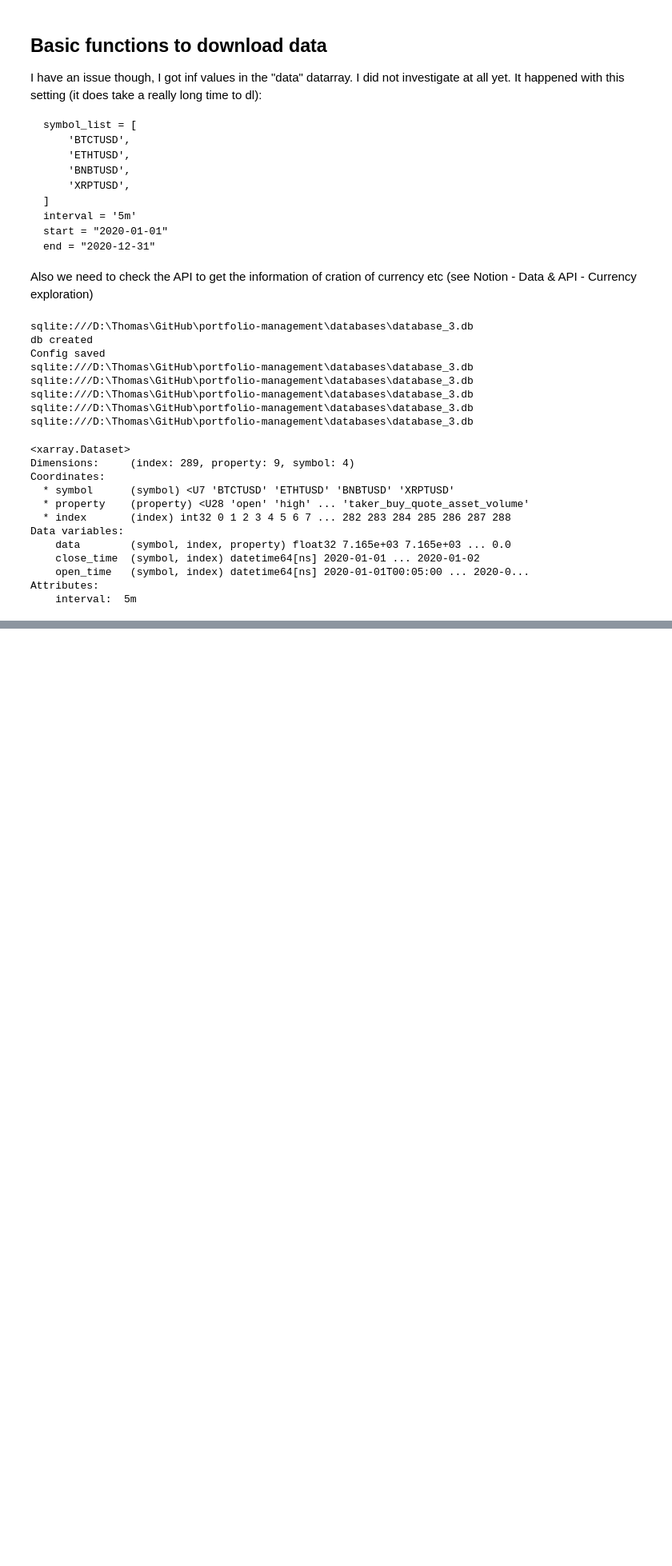
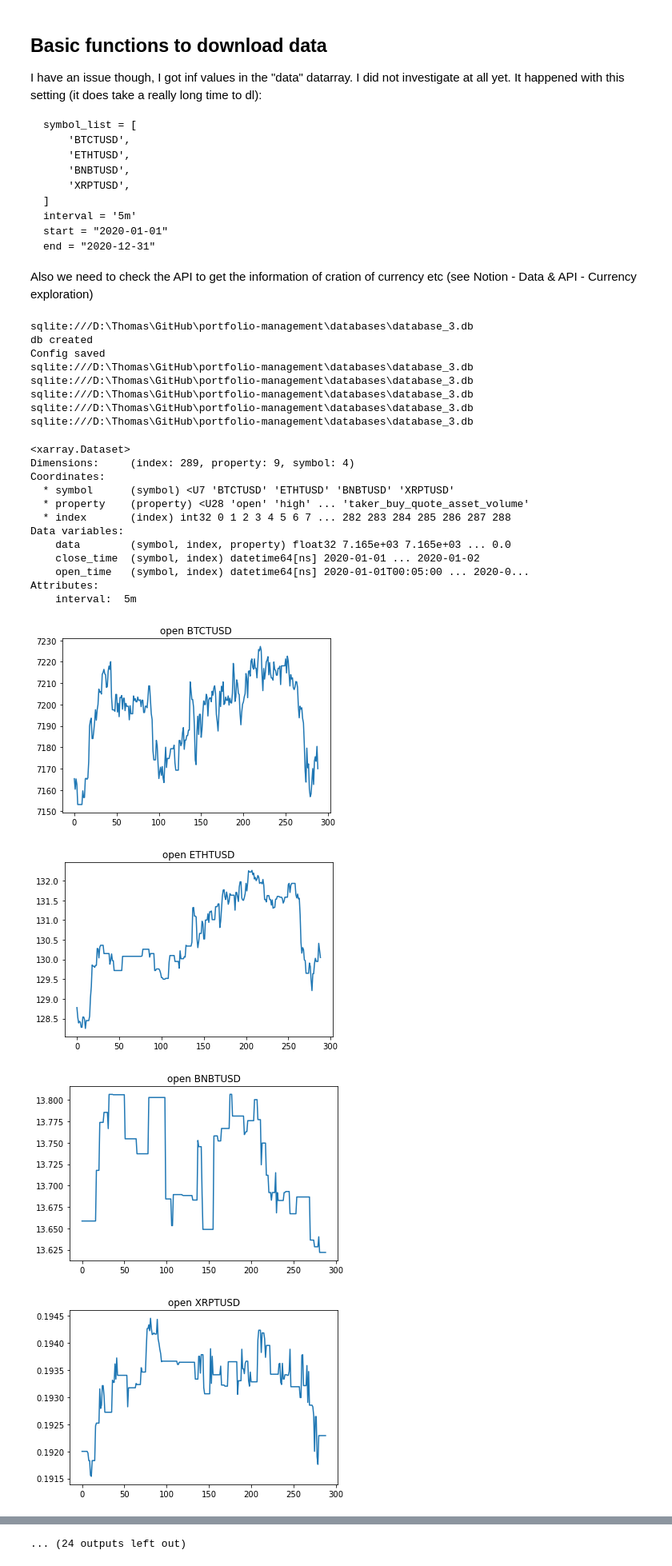
Before and after one commit to thomashirtz/portfolio-management, a Jupyter notebook: notebooks/jb.ipynb, the cells around one changed output, grey strips where cells are left out. Shown at 80% size. Drawn from its saved outputs; the diff is of its cells as text; code cells hidden in the pictures; blank space fills up the shorter version.

```diff
--- a/notebooks/jb.ipynb
+++ b/notebooks/jb.ipynb
@@ -81,3 +81,14 @@ Data variables:
     open_time   (symbol, index) datetime64[ns] 2020-01-01T00:05:00 ... 2020-0...
 Attributes:
     interval:  5m
+# %%
+for p in dataset['property'].values:
+    for s in dataset['symbol'].values:
+        plt.plot(dataset['data'].sel({'property': p, 'symbol':s}).values)
+        plt.title(f'{p} {s}')
+        plt.show()
+# %% [output]
+[figure, added]
+[figure, added]
+[figure, added]
+[figure, added]
@@ -83,0 +103 @@ Attributes:
+... (24 outputs left out)
```
Also changed, not shown: parts of 4 cells of this notebook, 6 other files.
